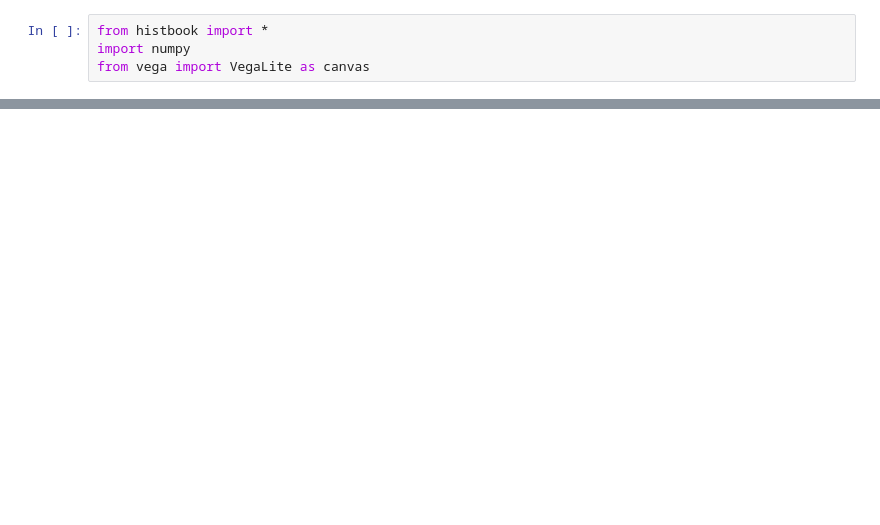
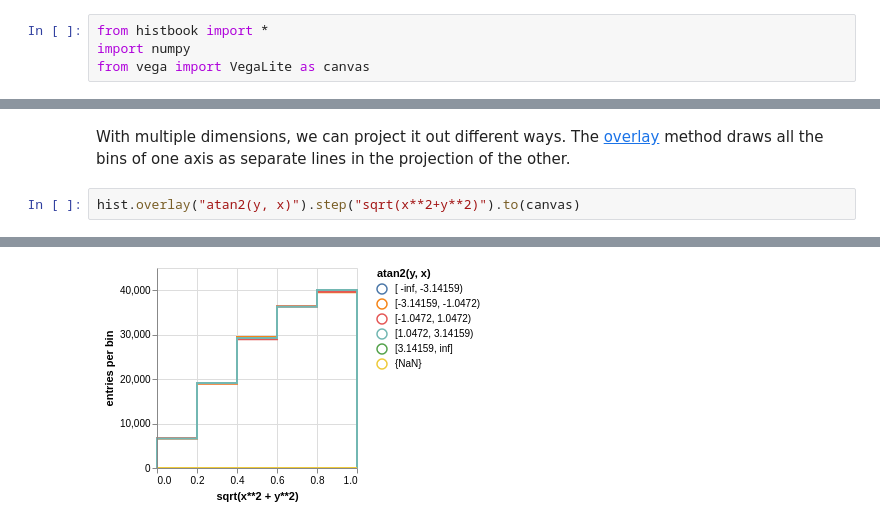
Before and after one commit to scikit-hep/histbook, a Jupyter notebook: binder/tutorial.ipynb, the cells around one changed output, grey strips where cells are left out. Cells and saved outputs as stored; diff of their text form; blank space fills up the shorter version.

```diff
--- a/binder/tutorial.ipynb
+++ b/binder/tutorial.ipynb
@@ -12,0 +92,5 @@ histogram.step("data").to(canvas)
+# %% [markdown]
+With multiple dimensions, we can project it out different ways. The [overlay](http://histbook.readthedocs.io/en/latest/plotting.html#histbook.vega.PlottingChain.overlay) method draws all the bins of one axis as separate lines in the projection of the other.
+# %%
+hist.overlay("atan2(y, x)").step("sqrt(x**2+y**2)").to(canvas)
+# %% [output]
@@ -12,0 +98 @@ histogram.step("data").to(canvas)
+[figure, added]
```
Also changed, not shown: parts of 63 cells of this notebook, 2 other files.
